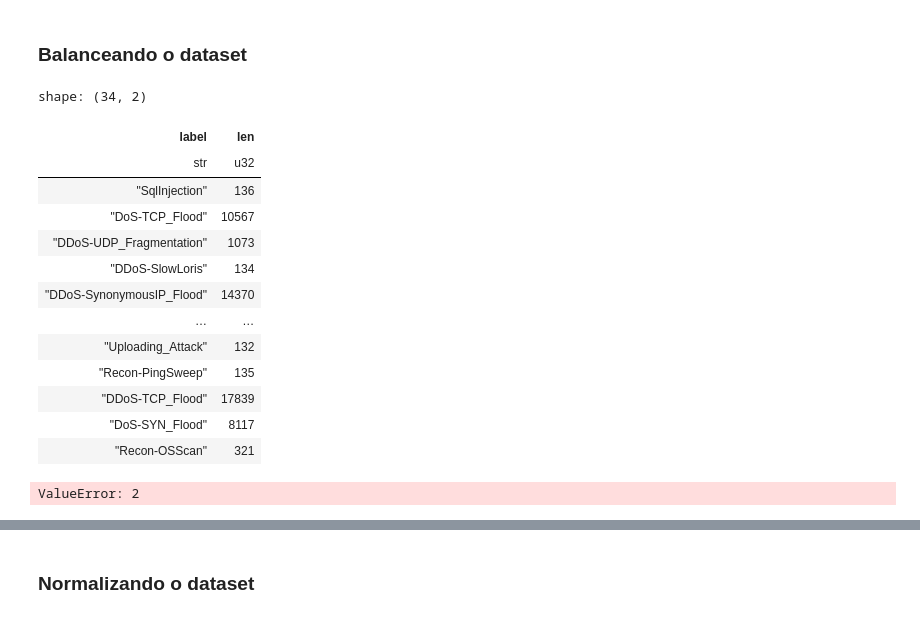
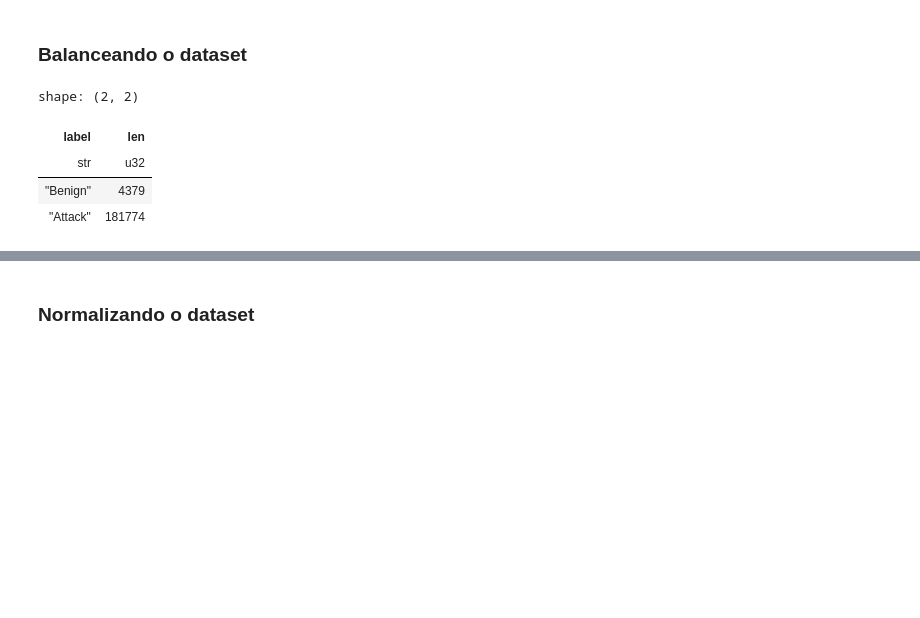
Before and after one commit to oliveiraleo/DCC130, a Jupyter notebook: Notebook.ipynb, the cells around one changed output, grey strips where cells are left out. Saved outputs shown, nothing was run; the diff lists cells and outputs as text; code cells hidden in the pictures; blank space fills up the shorter version.

Commit message:
feature: duas classes

```diff
--- a/Notebook.ipynb
+++ b/Notebook.ipynb
@@ -29,7 +29,7 @@ from sklearn.preprocessing import StandardScaler
 # %%
 DATASET_DIRECTORY = "./CICIoT2023/"
 GENERATE_DATASETS = False
-EIGHT_CLASSES = True
+NO_CLASSES = 2
 DATASET_FILE = "dataset_dev.csv"
 RESULTS_FILE = "./results_dev.csv"
 FEATURE_SELECTION = True
@@ -163,7 +165,7 @@ del df
 # %% [markdown]
 ### 8 Classes
 # %%
-if EIGHT_CLASSES:
+if NO_CLASSES == 8:
     eight_classes = {}
 
     eight_classes["BenignTraffic"] = "Benign"
@@ -258,23 +314,10 @@ if FEATURE_SELECTION:
 # %% [markdown]
 ### Balanceando o dataset
 # %%
-training_data.group_by("label").len()
+y_train.group_by("label").len()
 # %% [output]
-shape: (34, 2)
+shape: (2, 2)
 | label | len |
 | str | u32 |
-| "SqlInjection" | 136 |
-| "DoS-TCP_Flood" | 10567 |
-| "DDoS-UDP_Fragmentation" | 1073 |
-| "DDoS-SlowLoris" | 134 |
-| "DDoS-SynonymousIP_Flood" | 14370 |
-| … | … |
-| "Uploading_Attack" | 132 |
-| "Recon-PingSweep" | 135 |
-| "DDoS-TCP_Flood" | 17839 |
-| "DoS-SYN_Flood" | 8117 |
-| "Recon-OSScan" | 321 |
+| "Benign" | 4379 |
+| "Attack" | 181774 |
-# %%
-sns.boxplot(x=training_data.group_by("label").len())
-# %% [output]
-ValueError: 2
```
Also changed, not shown: parts of 6 cells of this notebook.
